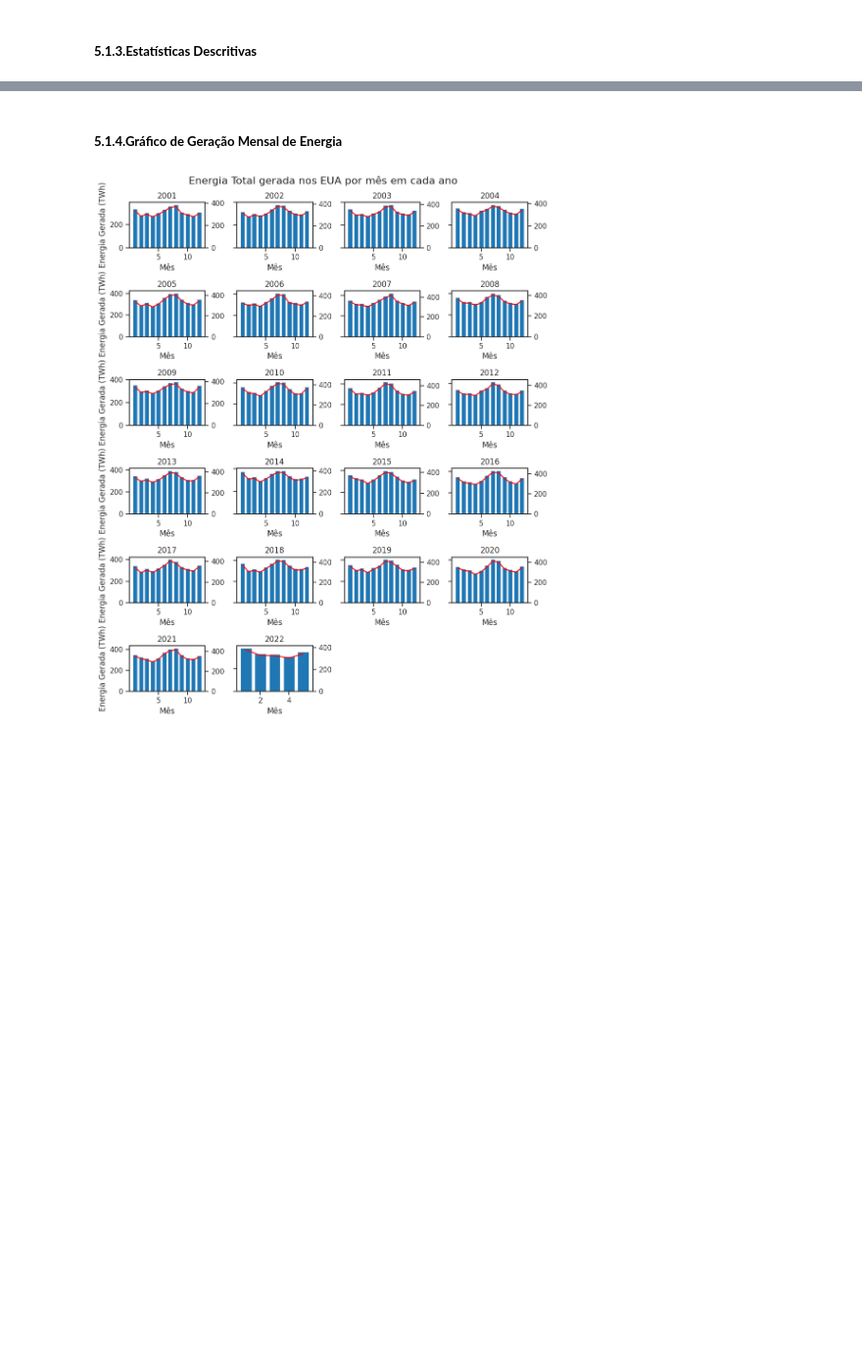
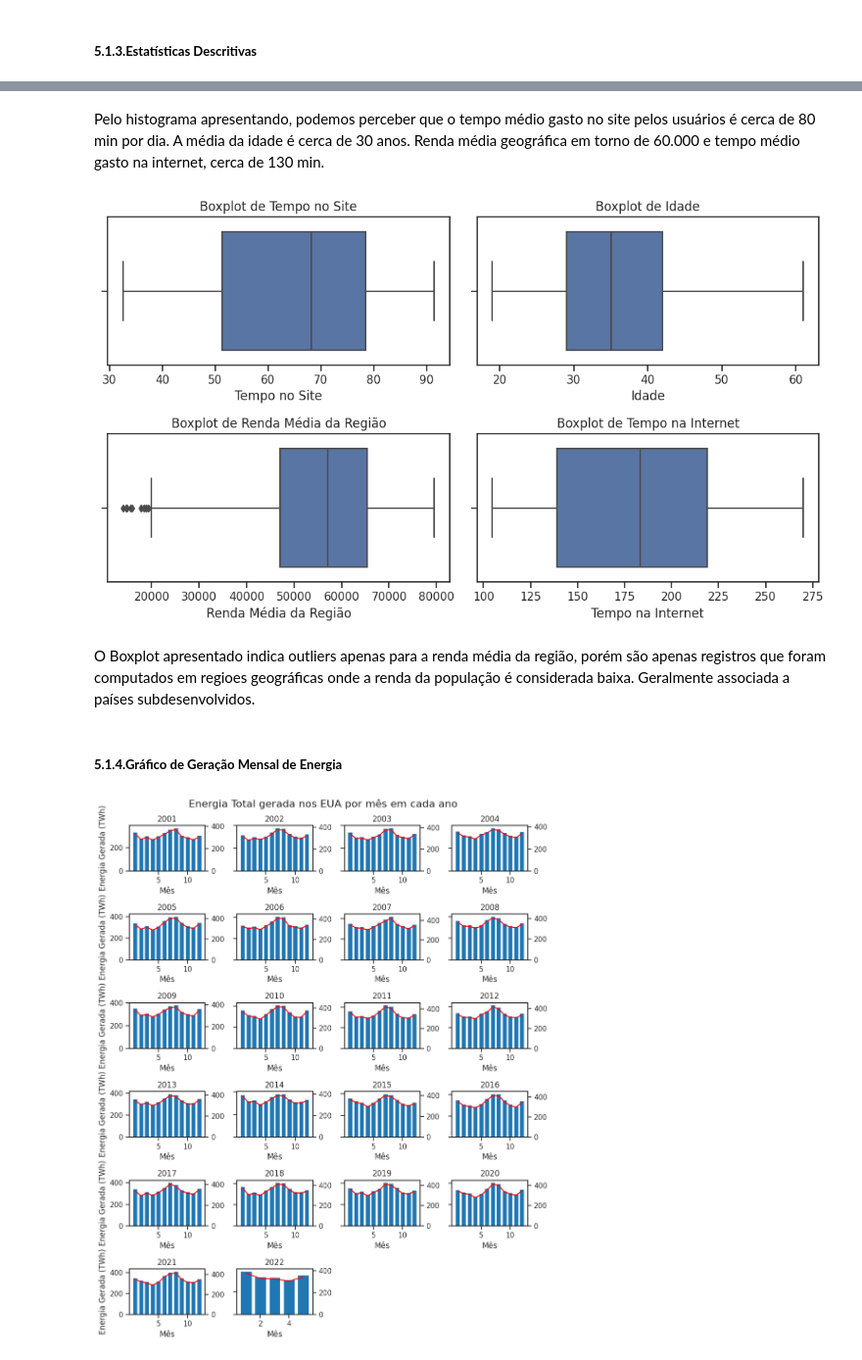
Before and after one commit to higordevellard/Machine_Learning_Advertisiment_Views, a Jupyter notebook: machine_learning_anuncio.ipynb, the cells around one changed output, grey strips where cells are left out. Shown at 98% size. Drawn from its saved outputs; the diff is of its cells as text; code cells hidden in the pictures; blank space fills up the shorter version.

```diff
--- a/machine_learning_anuncio.ipynb
+++ b/machine_learning_anuncio.ipynb
@@ -374,3 +189,38 @@ O Boxplot apresentado, reforça alguns pontos já apresentados no histograma e n
+# %% [markdown]
+Pelo histograma apresentando, podemos perceber que o tempo médio gasto no site pelos usuários é cerca de 80 min por dia. A média da idade é cerca de 30 anos. Renda média geográfica em torno de 60.000 e tempo médio gasto na internet, cerca de 130 min.
+# %%
+# Criar um subplot com duas linhas e duas colunas
+fig, axs = plt.subplots(nrows=2, ncols=2, figsize=(10, 6))
+
+# Plotar o boxplot de Tempo_no_site
+sns.boxplot(x="Tempo_no_site", data=dataset, ax=axs[0, 0])
+axs[0, 0].set_title("Boxplot de Tempo no Site")
+axs[0, 0].set_xlabel("Tempo no Site (min)")
+
+# Plotar o boxplot de Idade
+sns.boxplot(x="Idade", data=dataset, ax=axs[0, 1])
+axs[0, 1].set_title("Boxplot de Idade")
+axs[0, 1].set_xlabel("Idade")
+
+# Plotar o boxplot de Renda_media_regiao
+sns.boxplot(x="Renda_media_regiao", data=dataset, ax=axs[1, 0])
+axs[1, 0].set_title("Boxplot de Renda Média da Região")
+axs[1, 0].set_xlabel("Renda Média da Região")
+
+# Plotar o boxplot de Tempo_internet
+sns.boxplot(x="Tempo_internet", data=dataset, ax=axs[1, 1])
+axs[1, 1].set_title("Boxplot de Tempo na Internet")
+axs[1, 1].set_xlabel("Tempo na Internet (min)")
+
+# Ajuste de layout
+plt.tight_layout()
+
+# Exibição dos boxplots
+plt.show()
+# %% [output]
+[figure, added]
+# %% [markdown]
+O Boxplot apresentado indica outliers apenas para a renda média da região, porém são apenas registros que foram computados em regioes geográficas onde a renda da população é considerada baixa. Geralmente associada a países subdesenvolvidos.
 # %% [markdown]
 ##### **5.1.4.Gráfico de Geração Mensal de Energia**
 # %%
```
Also changed, not shown: parts of 43 cells of this notebook.
